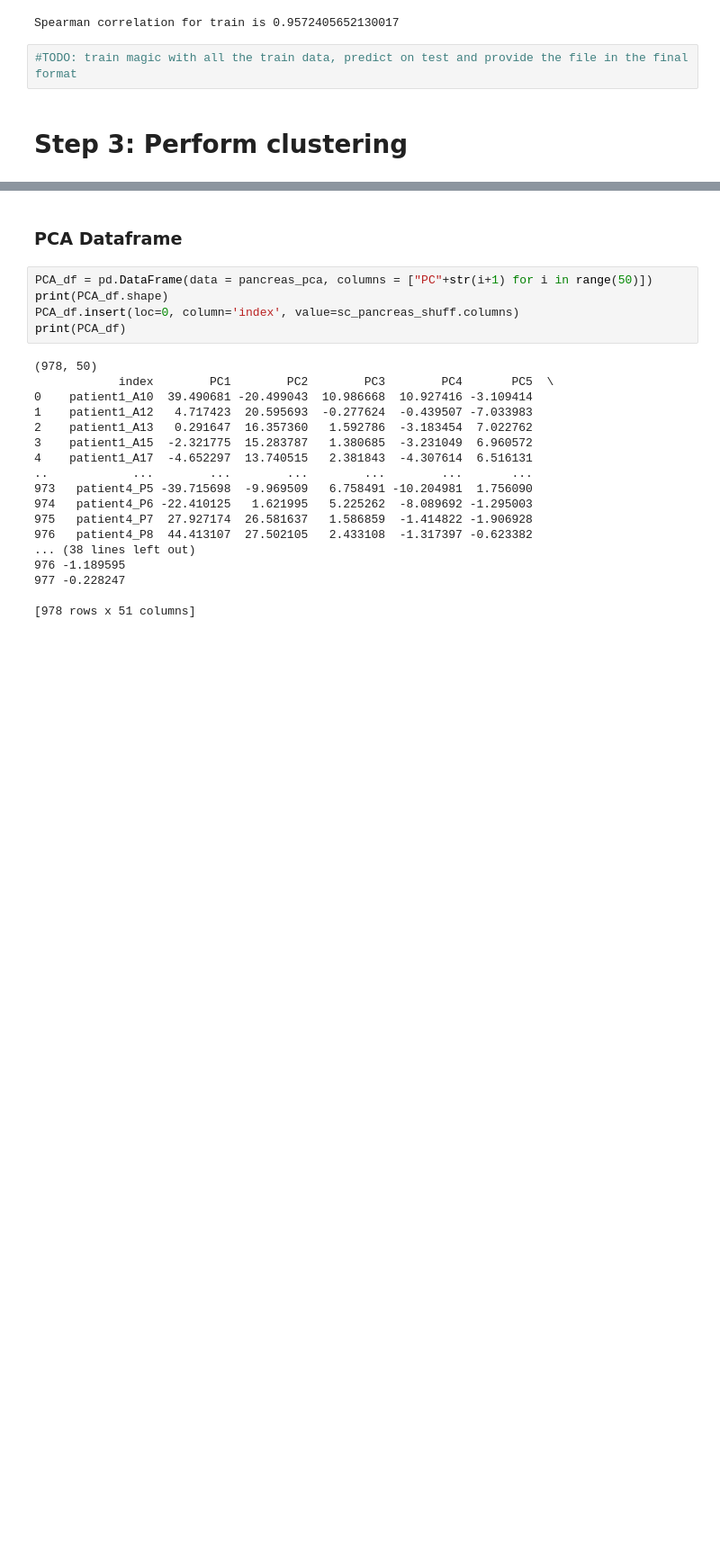
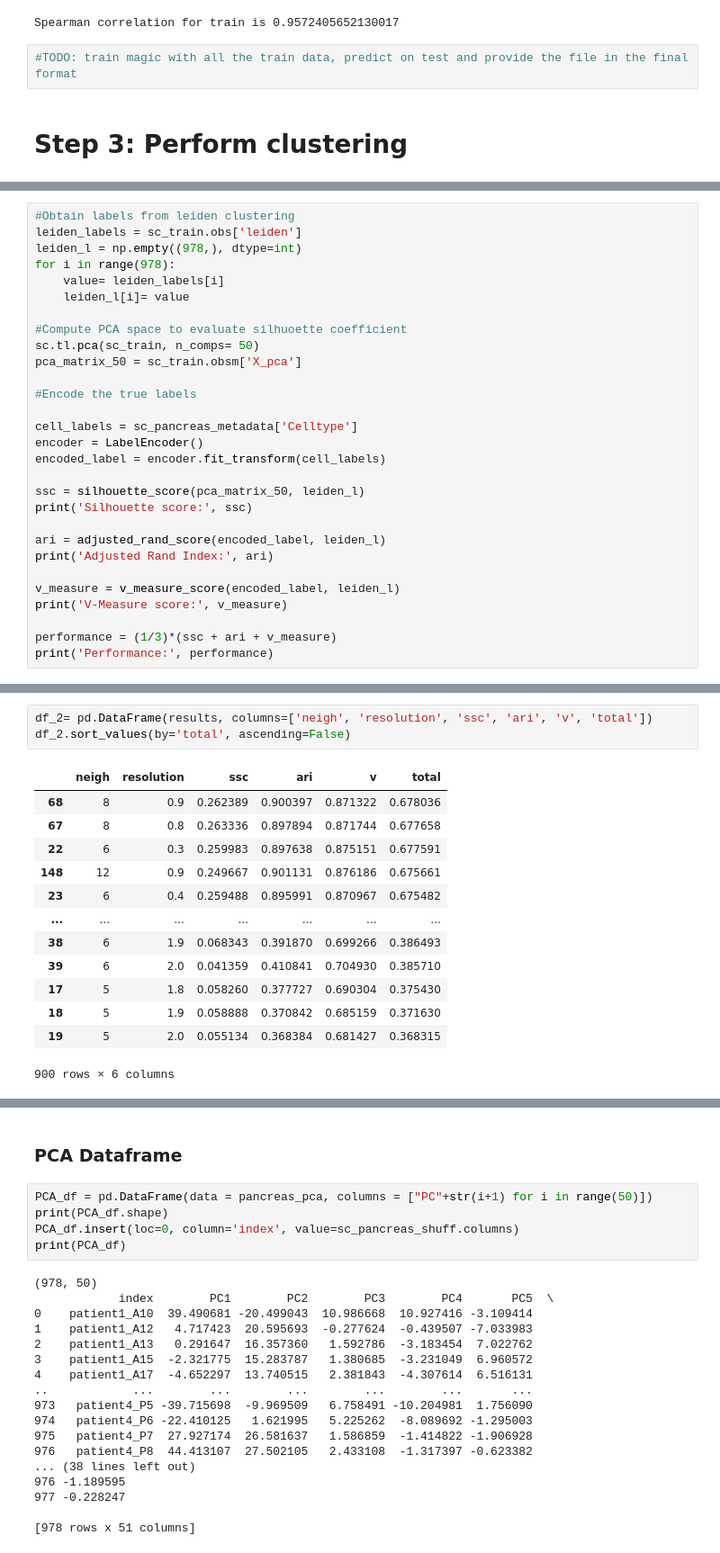
Before and after one commit to acarballocastro/ML4G, a Jupyter notebook: Project2_test_with_scanpy.ipynb, the cells around one changed output, grey strips where cells are left out. Shown at 90% size. Saved outputs shown, nothing was run; the diff lists cells and outputs as text; blank space fills up the shorter version.

```diff
--- a/Project2_test_with_scanpy.ipynb
+++ b/Project2_test_with_scanpy.ipynb
@@ -454,0 +280,29 @@ Performance: 0.5498142740854566
+# %%
+#Obtain labels from leiden clustering
+leiden_labels = sc_train.obs['leiden']
+leiden_l = np.empty((978,), dtype=int)
+for i in range(978):
+    value= leiden_labels[i]
+    leiden_l[i]= value
+
+#Compute PCA space to evaluate silhuoette coefficient
+sc.tl.pca(sc_train, n_comps= 50)
+pca_matrix_50 = sc_train.obsm['X_pca']
+
+#Encode the true labels
+
+cell_labels = sc_pancreas_metadata['Celltype']
+encoder = LabelEncoder()
+encoded_label = encoder.fit_transform(cell_labels)
+
+ssc = silhouette_score(pca_matrix_50, leiden_l)
+print('Silhouette score:', ssc)
+
+ari = adjusted_rand_score(encoded_label, leiden_l)
+print('Adjusted Rand Index:', ari)
+
+v_measure = v_measure_score(encoded_label, leiden_l)
+print('V-Measure score:', v_measure)
+
+performance = (1/3)*(ssc + ari + v_measure)
+print('Performance:', performance)
@@ -454,0 +586,17 @@ Performance: 0.5498142740854566
+# %%
+df_2= pd.DataFrame(results, columns=['neigh', 'resolution', 'ssc', 'ari', 'v', 'total'])
+df_2.sort_values(by='total', ascending=False)
+# %% [output]
+|  | neigh | resolution | ssc | ari | v | total |
+| 68 | 8 | 0.9 | 0.262389 | 0.900397 | 0.871322 | 0.678036 |
+| 67 | 8 | 0.8 | 0.263336 | 0.897894 | 0.871744 | 0.677658 |
+| 22 | 6 | 0.3 | 0.259983 | 0.897638 | 0.875151 | 0.677591 |
+| 148 | 12 | 0.9 | 0.249667 | 0.901131 | 0.876186 | 0.675661 |
+| 23 | 6 | 0.4 | 0.259488 | 0.895991 | 0.870967 | 0.675482 |
+| ... | ... | ... | ... | ... | ... | ... |
+| 38 | 6 | 1.9 | 0.068343 | 0.391870 | 0.699266 | 0.386493 |
+| 39 | 6 | 2.0 | 0.041359 | 0.410841 | 0.704930 | 0.385710 |
+| 17 | 5 | 1.8 | 0.058260 | 0.377727 | 0.690304 | 0.375430 |
+| 18 | 5 | 1.9 | 0.058888 | 0.370842 | 0.685159 | 0.371630 |
+| 19 | 5 | 2.0 | 0.055134 | 0.368384 | 0.681427 | 0.368315 |
+900 rows × 6 columns
```
Also changed, not shown: parts of 65 cells of this notebook.
